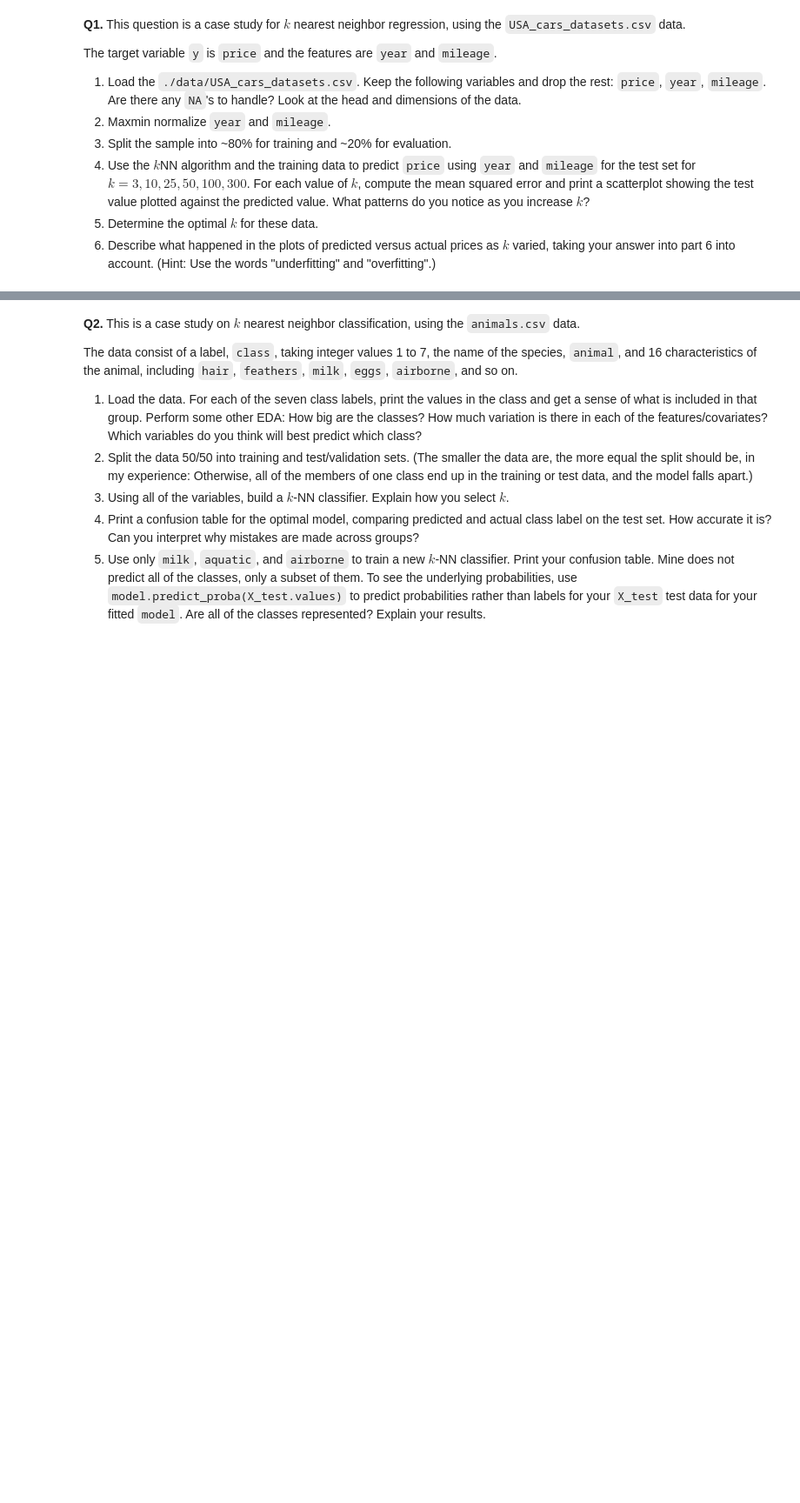
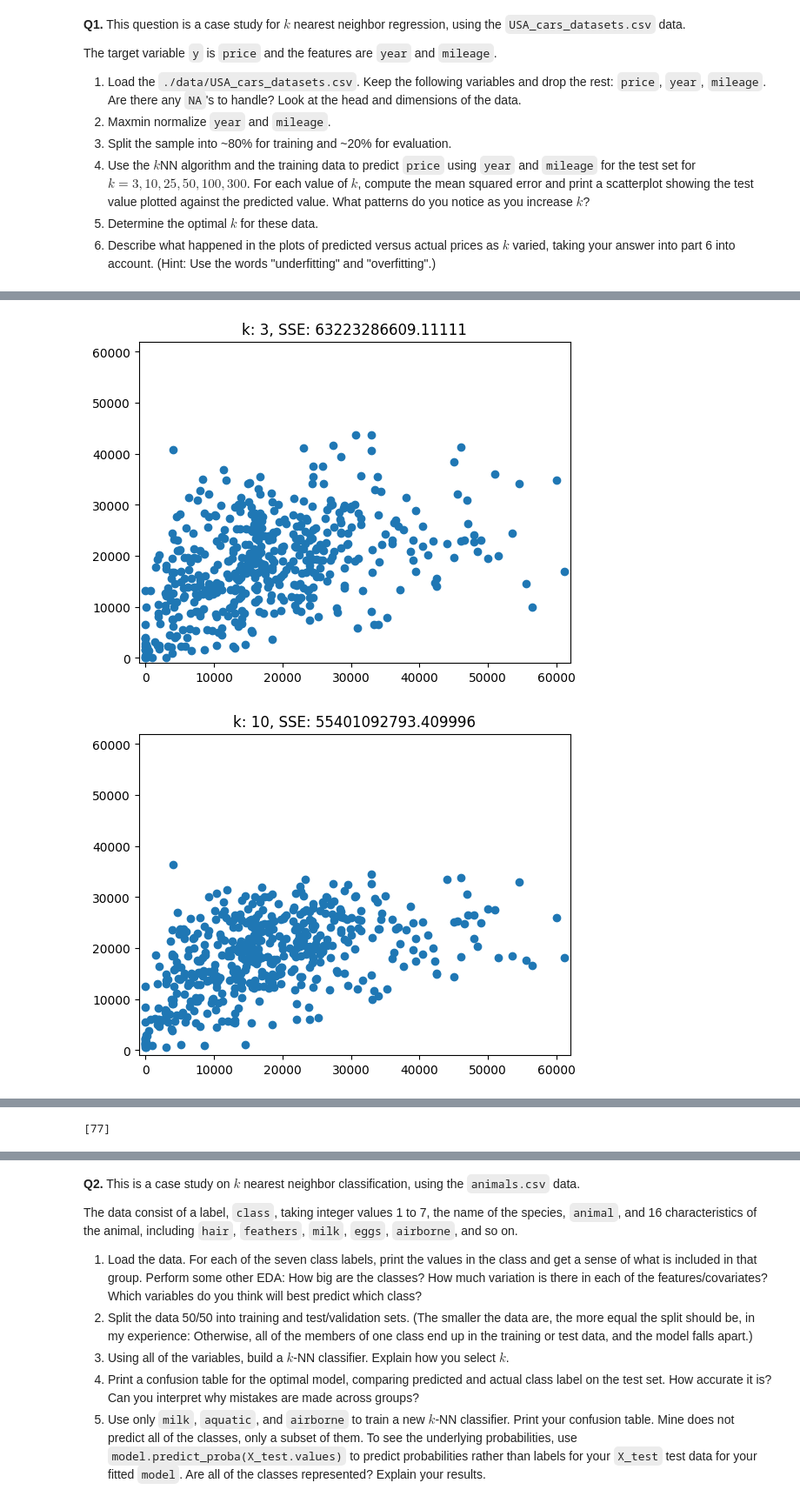
Before and after one commit to Brandon-Kwakye/knn, a Jupyter notebook: assignment_knn.ipynb, the cells around one changed output, grey strips where cells are left out. Shown at 87% size. Cells and saved outputs as stored; diff of their text form; code cells hidden in the pictures; blank space fills up the shorter version.

```diff
--- a/assignment_knn.ipynb
+++ b/assignment_knn.ipynb
@@ -41,3 +35,79 @@ The target variable `y` is `price` and the features are `year` and `mileage`.
 4. Use the $k$NN algorithm and the training data to predict `price` using `year` and `mileage` for the test set for $k=3,10,25,50,100,300$. For each value of $k$, compute the mean squared error and print a scatterplot showing the test value plotted against the predicted value. What patterns do you notice as you increase $k$?
 5. Determine the optimal $k$ for these data.
 6. Describe what happened in the plots of predicted versus actual prices as $k$ varied, taking your answer into part 6 into account. (Hint: Use the words "underfitting" and "overfitting".)
+# %%
+#1. Load the `./data/USA_cars_datasets.csv`. Keep the following variables and drop the rest: `price`, `year`, `mileage`. Are there any `NA`'s to handle? Look at the head and dimensions of the data.
+
+import numpy as np
+import pandas as pd
+
+df = pd.read_csv('./knn/data/USA_cars_datasets.csv')
+df = df.loc[:,['price','year','mileage'] ]
+print(df.shape)
+print(df.describe())
+df.head()
+#> There are no `nan`s, because there are 2499 observations of each variable, and 2499 rows in the dataset.
+
+#2. Maxmin normalize `year` and `mileage`.
+
+def maxmin(x):
+    u = (x-min(x))/(max(x)-min(x))
+    return u
+
+df['year'] = maxmin(df['year'])
+df['mileage'] = maxmin(df['mileage'])
+
+
+#3. Split the sample into ~80% for training and ~20% for evaluation.
+
+from sklearn.model_selection import train_test_split
+y = df['price']
+X = df.drop('price',axis=1)
+X_train, X_test, y_train, y_test = train_test_split(X,y,test_size=.2,random_state=100)
+
+#4. Use the $k$NN algorithm and the training data to predict `price` using `year` and `mileage` for the test set for $k=3,10,25,50,100,300$. For each value of $k$, compute the mean squared error and print a scatterplot showing the test value plotted against the predicted value. What patterns do you notice as you increase $k$?
+
+from sklearn.neighbors import KNeighborsRegressor
+import matplotlib.pyplot as plt
+
+for k in [3,10,25,50,100,300]:
+    model = KNeighborsRegressor(n_neighbors=k).fit(X_train,y_train)
+    y_hat = model.predict(X_test)
+    SSE = np.sum( (y_test-y_hat)**2 )
+    #
+    plot, axes = plt.subplots()
+    plt.scatter(y_test,y_hat)
+    plt.title('k: '+str(k)+', SSE: '+str(SSE))
+    axes.set_ylim(-1000, 62000)
+    axes.set_xlim(-1000, 62000)
+    plt.show()
+#> The range of predicted values flattens, and the variability of predictions onditional on price shrinks.
+
+#5. Determine the optimal $k$ for these data.
+
+k_bar = 200
+k_grid = np.arange(1,k_bar) # The range of k's to consider
+SSE = np.zeros(k_bar)
+
+for k in range(k_bar):
+    fitted_model = KNeighborsRegressor(n_neighbors=k+1).fit(X_train,y_train)
+    y_hat = fitted_model.predict(X_test) # Predict values for test set
+    SSE[k] = np.sum( (y_test-y_hat)**2 ) # Save the computed SSE
+
+SSE_min = np.min(SSE) # Lowest recorded SSE
+min_index = np.where(SSE==SSE_min) # Find the indices of y that equal the minimum
+k_star = k_grid[min_index] # Find the optimal value of k
+print(k_star)
+
+plt.plot(np.arange(0,k_bar),SSE) # Plot SSE by k
+plt.xlabel("k")
+plt.title("optimal k:"+str(k_star))
+plt.ylabel('SSE')
+plt.show()
+
+#6. Describe what happened in the plots of predicted versus actual prices as $k$ varied, taking your answer into part 6 into account. (Hint: Use the words "underfitting" and "overfitting".)
+
+#> The optimal value for $k$ is approximately 77, indicating that when $k=300$, the model is likely overfitting, while at values of $k$ like 3, 10, and 25, it’s likely underfitting. With $k$ set to 50 and 100, the results are relatively close to the optimal. What do we observe when $k=300$? There’s noticeable horizontal clustering, where frequent answers heavily influence the predictions, aligning them into horizontal groupings. This pattern, given the even distribution of the data, is an artificial result of overfitting. Conversely, for very low values of $k$, such as 3, the predictions exhibit high variance and low precision.
+
+#> The other thing to notice is that as $k$ increases, the range of predictions shrinks: The high, outlier values become less influential, and predictions shrink towards average values.
+# %% [output]
@@ -43,0 +124,2 @@ The target variable `y` is `price` and the features are `year` and `mileage`.
+[figure, added]
+[figure, added]
@@ -43,0 +130 @@ The target variable `y` is `price` and the features are `year` and `mileage`.
+[77]
```
Also changed, not shown: parts of 2 cells of this notebook.
